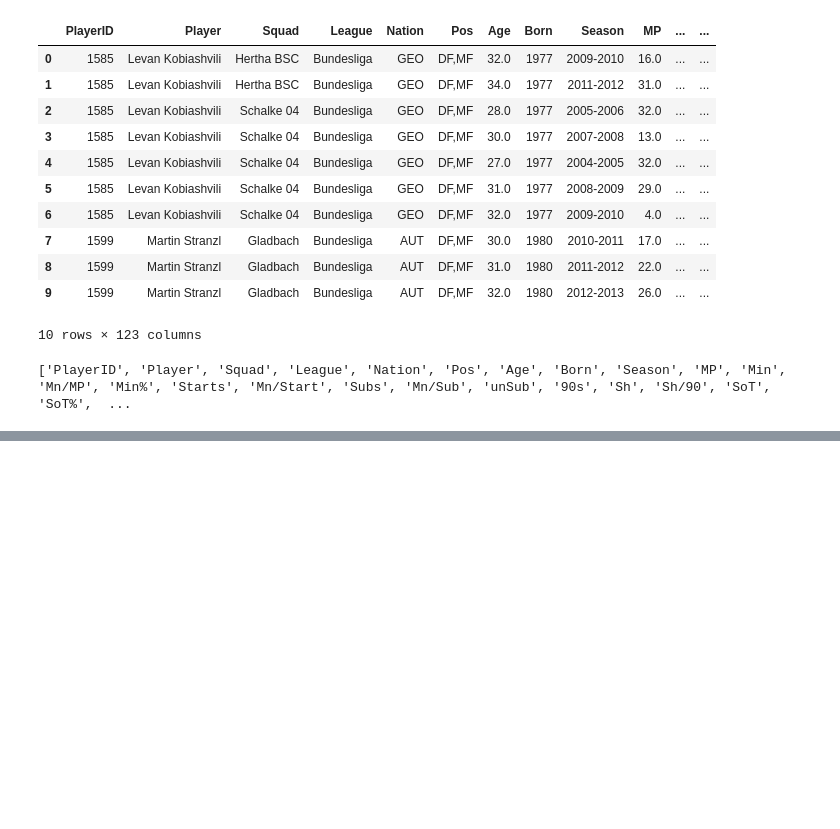
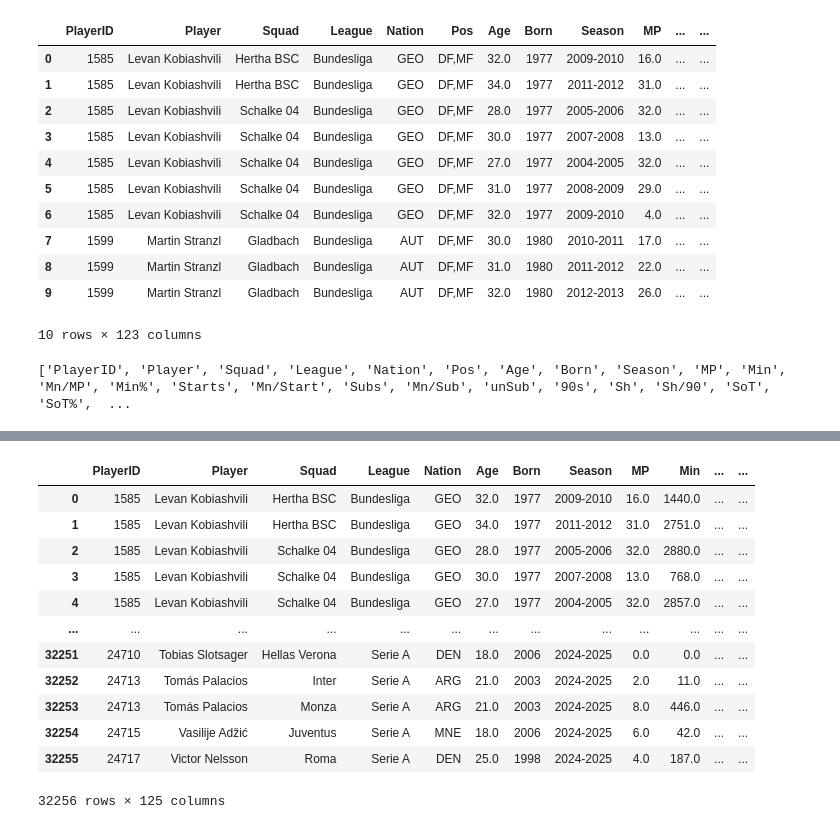
Before and after one commit to ClaudioNuncibello/TransferMarketML, a Jupyter notebook: Dataset/creationDataset.ipynb, the cells around one changed output, grey strips where cells are left out. Cells and saved outputs as stored; diff of their text form; code cells hidden in the pictures; blank space fills up the shorter version.

```diff
--- a/Dataset/creationDataset.ipynb
+++ b/Dataset/creationDataset.ipynb
@@ -208,0 +260,18 @@ Risultati trovati per 'david silva':
+# %%
+df_final_dataset['market_value_in_eur_squad_avg'] = df_final_dataset.groupby(['Squad', 'valuation_season'])['market_value_in_eur'].transform('mean').round()
+
+df_final_dataset
+# %% [output]
+|  | PlayerID | Player | Squad | League | Nation | Age | Born | Season | MP | Min | ... | ... |
+| 0 | 1585 | Levan Kobiashvili | Hertha BSC | Bundesliga | GEO | 32.0 | 1977 | 2009-2010 | 16.0 | 1440.0 | ... | ... |
+| 1 | 1585 | Levan Kobiashvili | Hertha BSC | Bundesliga | GEO | 34.0 | 1977 | 2011-2012 | 31.0 | 2751.0 | ... | ... |
+| 2 | 1585 | Levan Kobiashvili | Schalke 04 | Bundesliga | GEO | 28.0 | 1977 | 2005-2006 | 32.0 | 2880.0 | ... | ... |
+| 3 | 1585 | Levan Kobiashvili | Schalke 04 | Bundesliga | GEO | 30.0 | 1977 | 2007-2008 | 13.0 | 768.0 | ... | ... |
+| 4 | 1585 | Levan Kobiashvili | Schalke 04 | Bundesliga | GEO | 27.0 | 1977 | 2004-2005 | 32.0 | 2857.0 | ... | ... |
+| ... | ... | ... | ... | ... | ... | ... | ... | ... | ... | ... | ... | ... |
+| 32251 | 24710 | Tobias Slotsager | Hellas Verona | Serie A | DEN | 18.0 | 2006 | 2024-2025 | 0.0 | 0.0 | ... | ... |
+| 32252 | 24713 | Tomás Palacios | Inter | Serie A | ARG | 21.0 | 2003 | 2024-2025 | 2.0 | 11.0 | ... | ... |
+| 32253 | 24713 | Tomás Palacios | Monza | Serie A | ARG | 21.0 | 2003 | 2024-2025 | 8.0 | 446.0 | ... | ... |
+| 32254 | 24715 | Vasilije Adžić | Juventus | Serie A | MNE | 18.0 | 2006 | 2024-2025 | 6.0 | 42.0 | ... | ... |
+| 32255 | 24717 | Victor Nelsson | Roma | Serie A | DEN | 25.0 | 1998 | 2024-2025 | 4.0 | 187.0 | ... | ... |
+32256 rows × 125 columns
```
Also changed, not shown: parts of 7 cells of this notebook, 2 other files.
